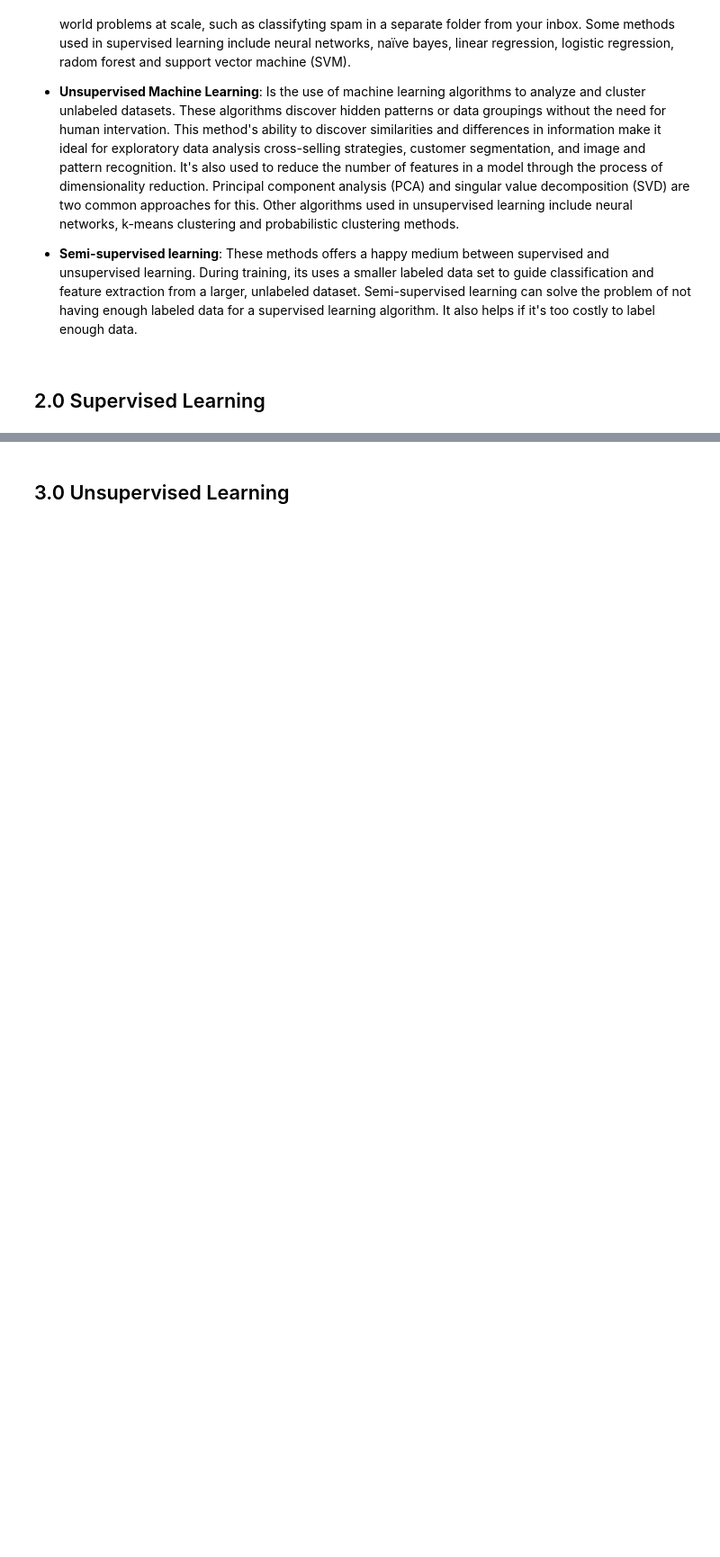
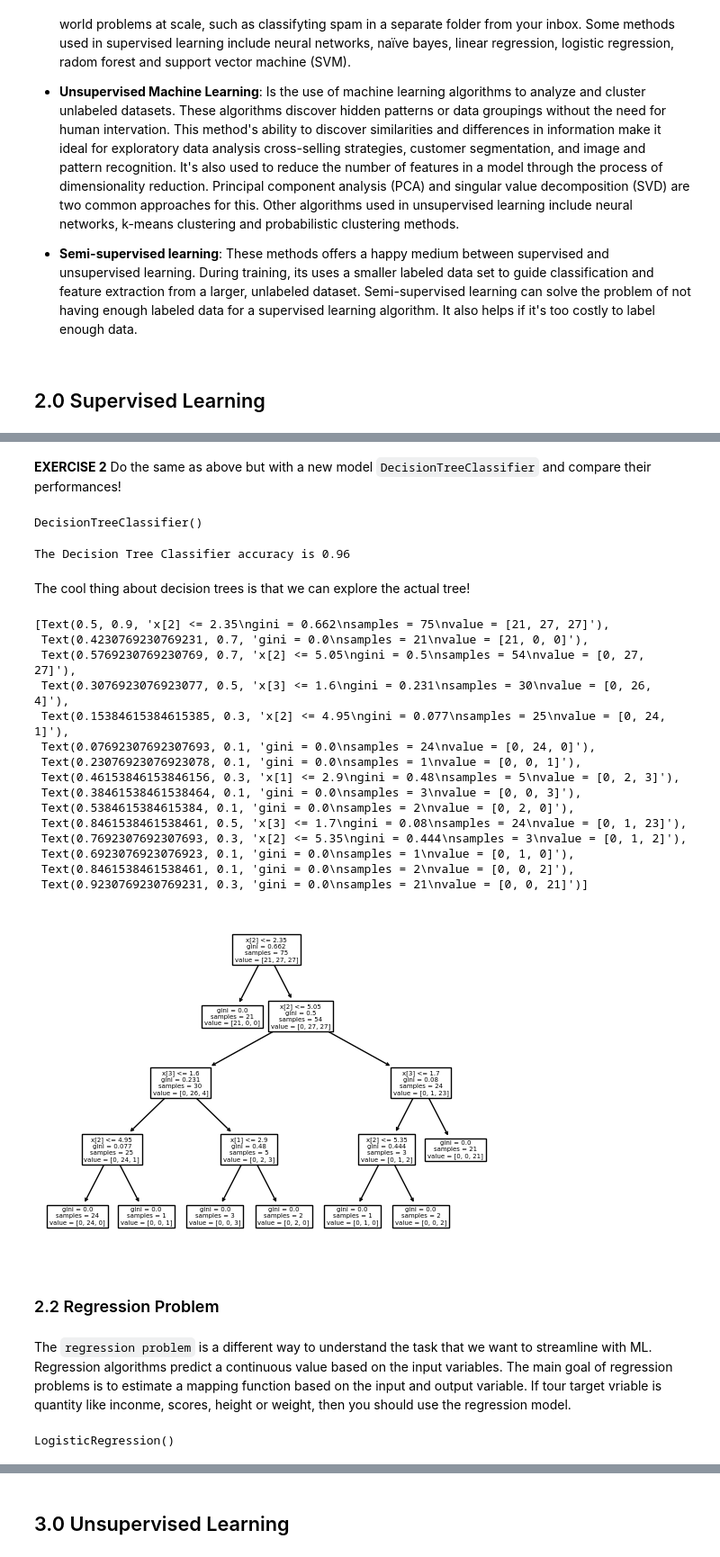
Before and after one commit to jherasdo/pythonic-chemistry, a Jupyter notebook: pythonic-chemistry/06-machine-learning/machine_learning.ipynb, the cells around one changed output, grey strips where cells are left out. Shown: that part at 90% size. Drawn from its saved outputs; the diff is of its cells as text; code cells hidden in the pictures; blank space fills up the shorter version.

```diff
--- a/pythonic-chemistry/06-machine-learning/machine_learning.ipynb
+++ b/pythonic-chemistry/06-machine-learning/machine_learning.ipynb
@@ -32,0 +121,9 @@ Machine learning models fall into three primary categories:
+# %%
+# 1st split between features (input) and target (species)
+x = np.array(df.iloc[:, 0:4])
+y = np.array(df.species)
+# %%
+# Let's import a helper method that will allow us to split between train/test in a random way
+from sklearn.model_selection import train_test_split
+
+X_train, X_test, y_train, y_test = train_test_split(x, y, test_size=0.5, random_state=42)
@@ -32,0 +132,9 @@ Machine learning models fall into three primary categories:
+# %%
+# Import the method
+from sklearn.neighbors import KNeighborsClassifier
+
+# Initialize the model
+knn = KNeighborsClassifier(n_neighbors=2, algorithm="auto", leaf_size=30, metric="minkowski", metric_params=None, p=2, weights="uniform")
+
+# Train the model
+knn.fit(X_train, y_train)
@@ -32,0 +169,13 @@ Machine learning models fall into three primary categories:
+# %% [markdown]
+**EXERCISE 2** Do the same as above but with a new model `DecisionTreeClassifier` and compare their performances!
+# %%
+# Import sklearn tree family
+from sklearn import tree
+
+# Initialize model
+clf = tree.DecisionTreeClassifier()
+
+# Train the model
+clf.fit(X_train, y_train)
+# %% [output]
+DecisionTreeClassifier()
@@ -32,0 +185,29 @@ Machine learning models fall into three primary categories:
+# %%
+print(f"The Decision Tree Classifier accuracy is {accuracy_score(y_pred, y_test)}")
+# %% [output]
+The Decision Tree Classifier accuracy is 0.96
+# %% [markdown]
+The cool thing about decision trees is that we can explore the actual tree!
+# %%
+tree.plot_tree(clf)
+# %% [output]
+[Text(0.5, 0.9, 'x[2] <= 2.35\ngini = 0.662\nsamples = 75\nvalue = [21, 27, 27]'),
+ Text(0.4230769230769231, 0.7, 'gini = 0.0\nsamples = 21\nvalue = [21, 0, 0]'),
+ Text(0.5769230769230769, 0.7, 'x[2] <= 5.05\ngini = 0.5\nsamples = 54\nvalue = [0, 27, 27]'),
+ Text(0.3076923076923077, 0.5, 'x[3] <= 1.6\ngini = 0.231\nsamples = 30\nvalue = [0, 26, 4]'),
+ Text(0.15384615384615385, 0.3, 'x[2] <= 4.95\ngini = 0.077\nsamples = 25\nvalue = [0, 24, 1]'),
+ Text(0.07692307692307693, 0.1, 'gini = 0.0\nsamples = 24\nvalue = [0, 24, 0]'),
+ Text(0.23076923076923078, 0.1, 'gini = 0.0\nsamples = 1\nvalue = [0, 0, 1]'),
+ Text(0.46153846153846156, 0.3, 'x[1] <= 2.9\ngini = 0.48\nsamples = 5\nvalue = [0, 2, 3]'),
+ Text(0.38461538461538464, 0.1, 'gini = 0.0\nsamples = 3\nvalue = [0, 0, 3]'),
+ Text(0.5384615384615384, 0.1, 'gini = 0.0\nsamples = 2\nvalue = [0, 2, 0]'),
+ Text(0.8461538461538461, 0.5, 'x[3] <= 1.7\ngini = 0.08\nsamples = 24\nvalue = [0, 1, 23]'),
+ Text(0.7692307692307693, 0.3, 'x[2] <= 5.35\ngini = 0.444\nsamples = 3\nvalue = [0, 1, 2]'),
+ Text(0.6923076923076923, 0.1, 'gini = 0.0\nsamples = 1\nvalue = [0, 1, 0]'),
+ Text(0.8461538461538461, 0.1, 'gini = 0.0\nsamples = 2\nvalue = [0, 0, 2]'),
+ Text(0.9230769230769231, 0.3, 'gini = 0.0\nsamples = 21\nvalue = [0, 0, 21]')]
+[figure, added]
+# %% [markdown]
+### 2.2 Regression Problem
+# %% [markdown]
+The `regression problem` is a different way to understand the task that we want to streamline with ML. Regression algorithms predict a continuous value based on the input variables. The main goal of regression problems is to estimate a mapping function based on the input and output variable. If tour target vriable is quantity like inconme, scores, height or weight, then you should use the regression model.
@@ -32,0 +219,11 @@ Machine learning models fall into three primary categories:
+# %%
+# Import the LogisticRegression Model
+from sklearn.linear_model import LogisticRegression
+
+# Initialize the model
+lr = LogisticRegression()
+
+# Train the model
+lr.fit(X_train, y_train)
+# %% [output]
+LogisticRegression()
```
Also changed, not shown: parts of 24 cells of this notebook.
